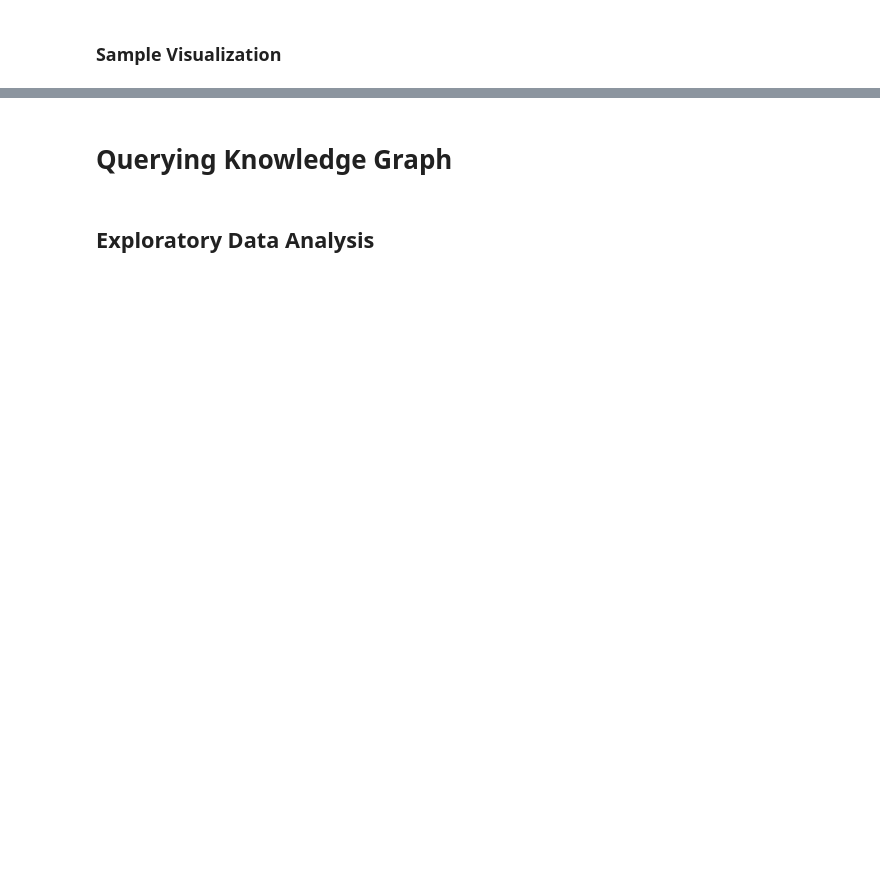
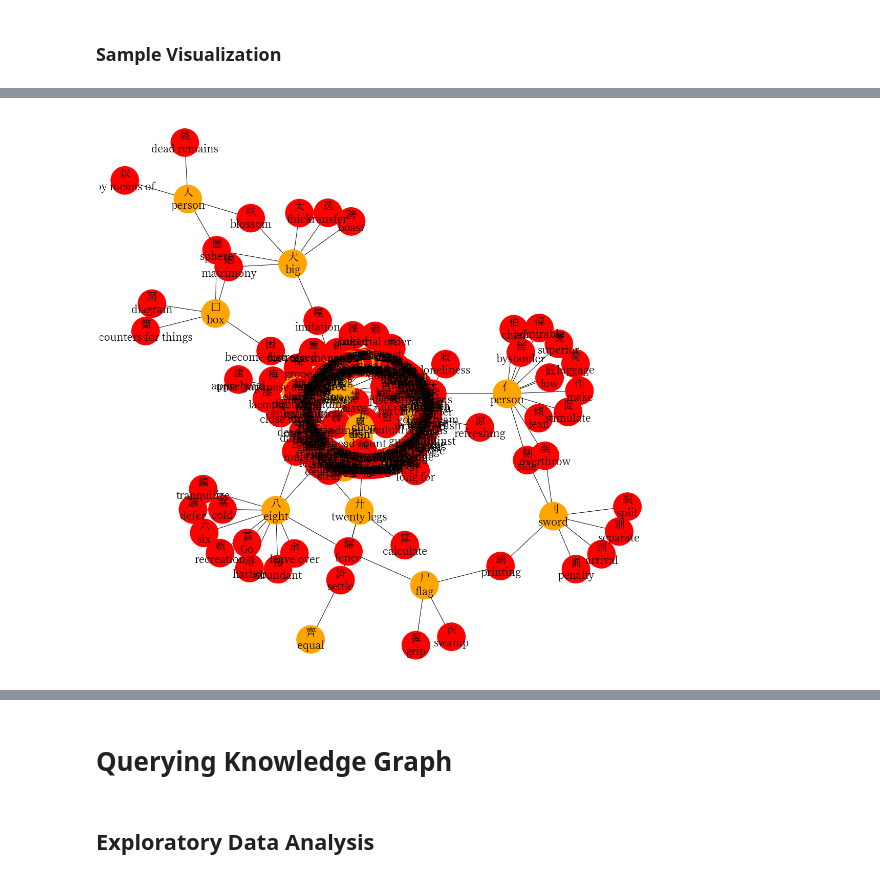
Before and after one commit to Ifkarsyah/kanjigen, a Jupyter notebook: kanjigen-be/s2_networkx/TA2 - v2.ipynb, the cells around one changed output, grey strips where cells are left out. Cells and saved outputs as stored; diff of their text form; code cells hidden in the pictures; blank space fills up the shorter version.

```diff
--- a/kanjigen-be/s2_networkx/TA2 - v2.ipynb
+++ b/kanjigen-be/s2_networkx/TA2 - v2.ipynb
@@ -291,3 +305,5 @@ visualize_graph(Graph=sg['kanji_plus_radical_neighbor'], figsize=(5,5))
 # %%
-visualize_graph(Graph=sg['sample_nodes'](180), figsize=(5,5))
+visualize_graph(Graph=sg['sample_nodes'](280), figsize=(15,15))
+# %% [output]
+[figure, added]
 # %%
```
Also changed, not shown: parts of 22 cells of this notebook.
